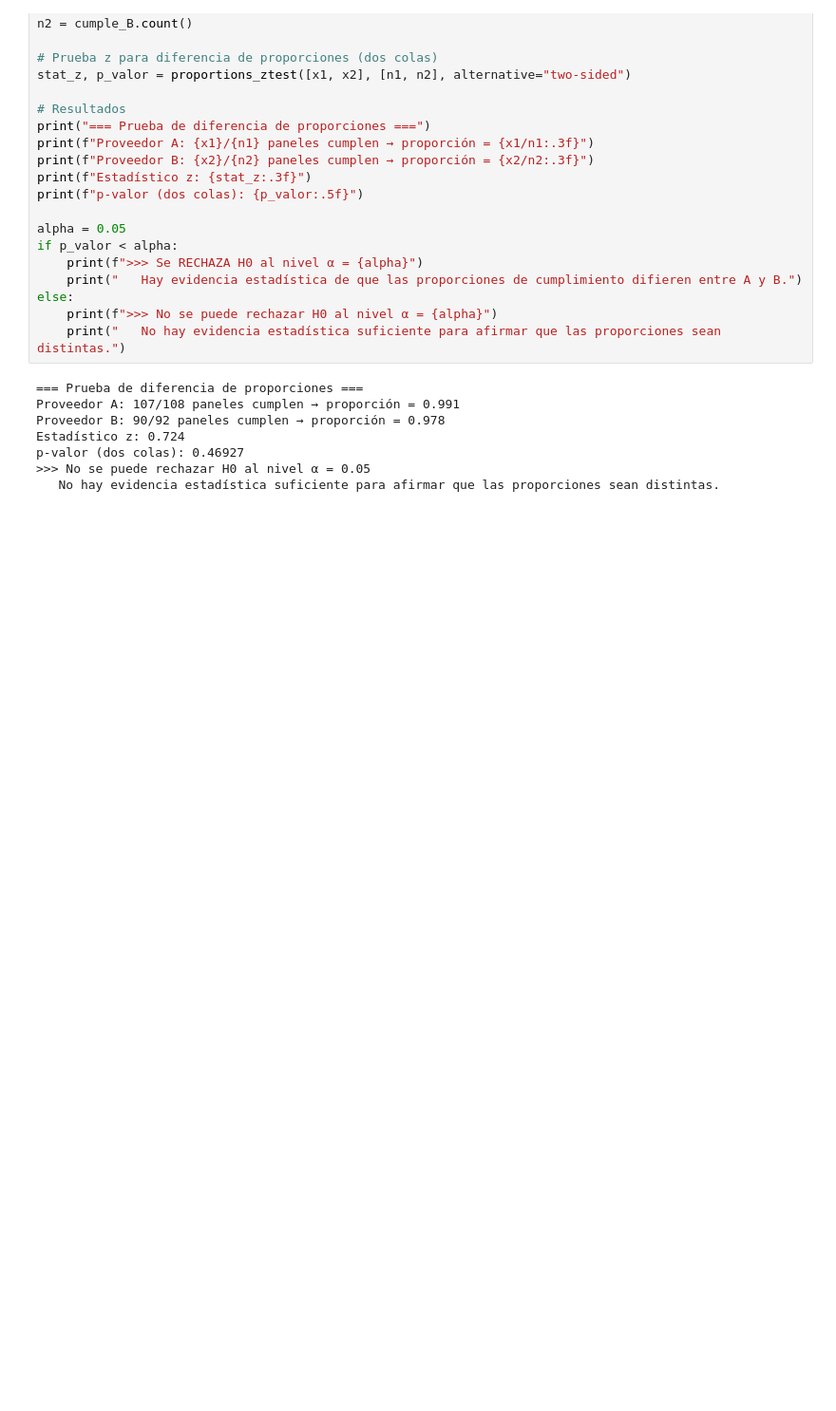
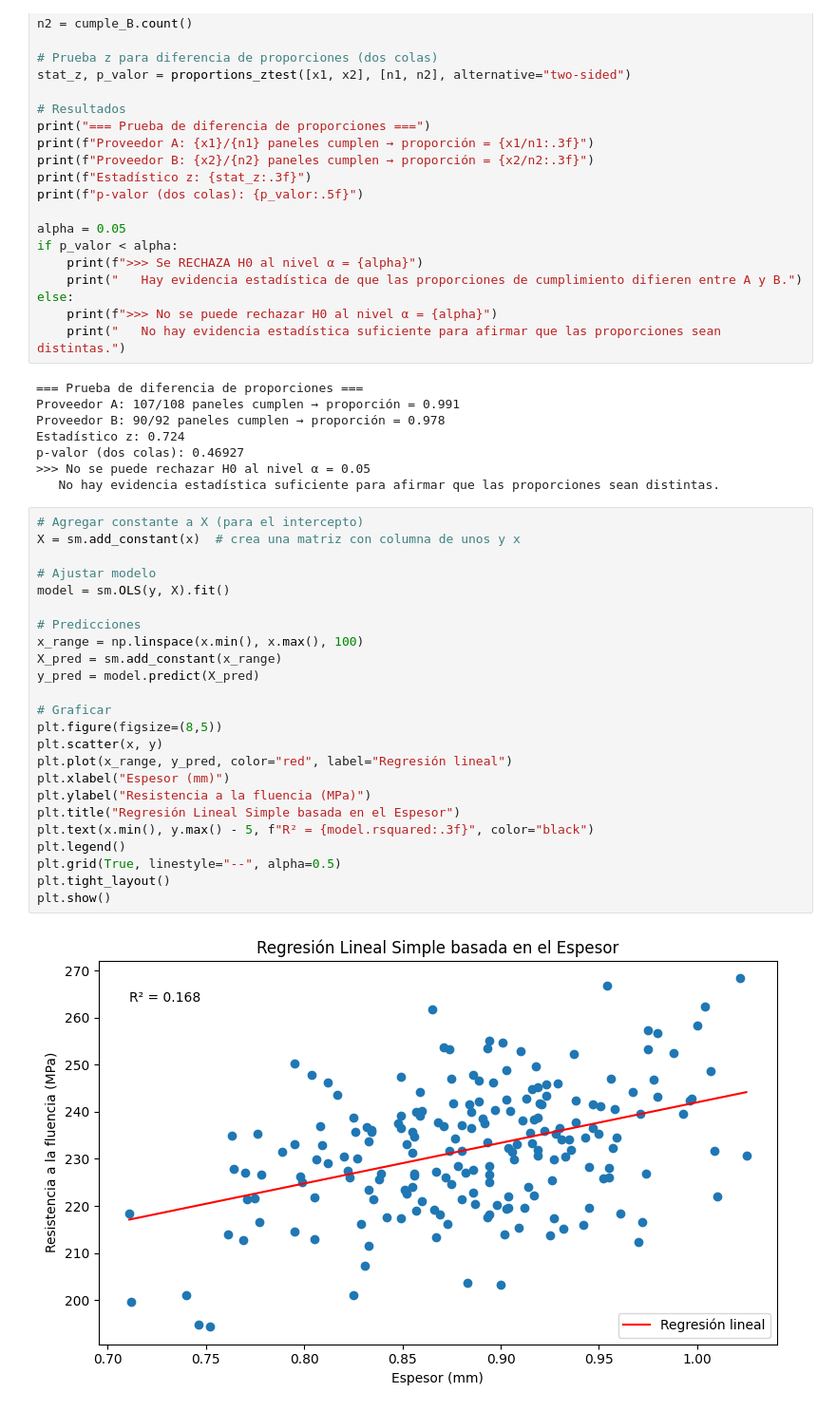
Before and after one commit to VillanuevaMateo/MS_TP1A_Inferencia_Estadistica_Steel_Frame, a Jupyter notebook: prueba.ipynb, the cells around one changed output. Shown at 95% size. Saved outputs shown, nothing was run; the diff lists cells and outputs as text; blank space fills up the shorter version.

Commit message:
Se agrega el ejercicio 3.5

```diff
--- a/prueba.ipynb
+++ b/prueba.ipynb
@@ -329,3 +330,29 @@ Estadístico z: 0.724
 p-valor (dos colas): 0.46927
 >>> No se puede rechazar H0 al nivel α = 0.05
    No hay evidencia estadística suficiente para afirmar que las proporciones sean distintas.
+# %%
+# Agregar constante a X (para el intercepto)
+X = sm.add_constant(x)  # crea una matriz con columna de unos y x
+
+# Ajustar modelo
+model = sm.OLS(y, X).fit()
+
+# Predicciones
+x_range = np.linspace(x.min(), x.max(), 100)
+X_pred = sm.add_constant(x_range)
+y_pred = model.predict(X_pred)
+
+# Graficar
+plt.figure(figsize=(8,5))
+plt.scatter(x, y)
+plt.plot(x_range, y_pred, color="red", label="Regresión lineal")
+plt.xlabel("Espesor (mm)")
+plt.ylabel("Resistencia a la fluencia (MPa)")
+plt.title("Regresión Lineal Simple basada en el Espesor")
+plt.text(x.min(), y.max() - 5, f"R² = {model.rsquared:.3f}", color="black")
+plt.legend()
+plt.grid(True, linestyle="--", alpha=0.5)
+plt.tight_layout()
+plt.show()
+# %% [output]
+[figure, added]
```
Also changed, not shown: parts of 1 cell of this notebook.
